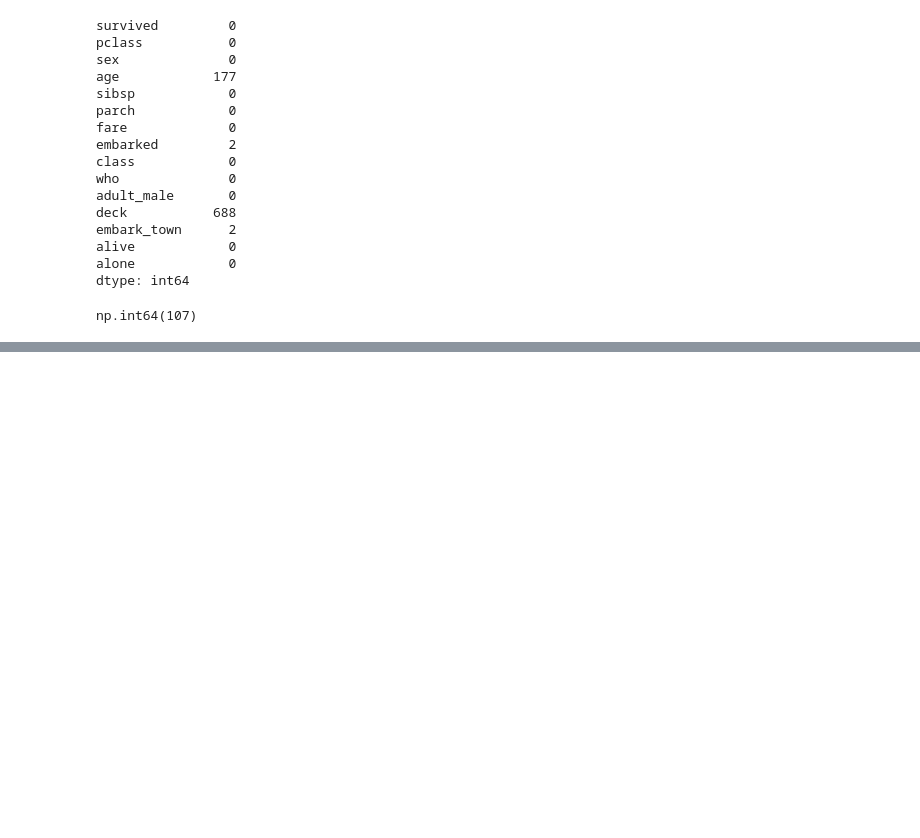
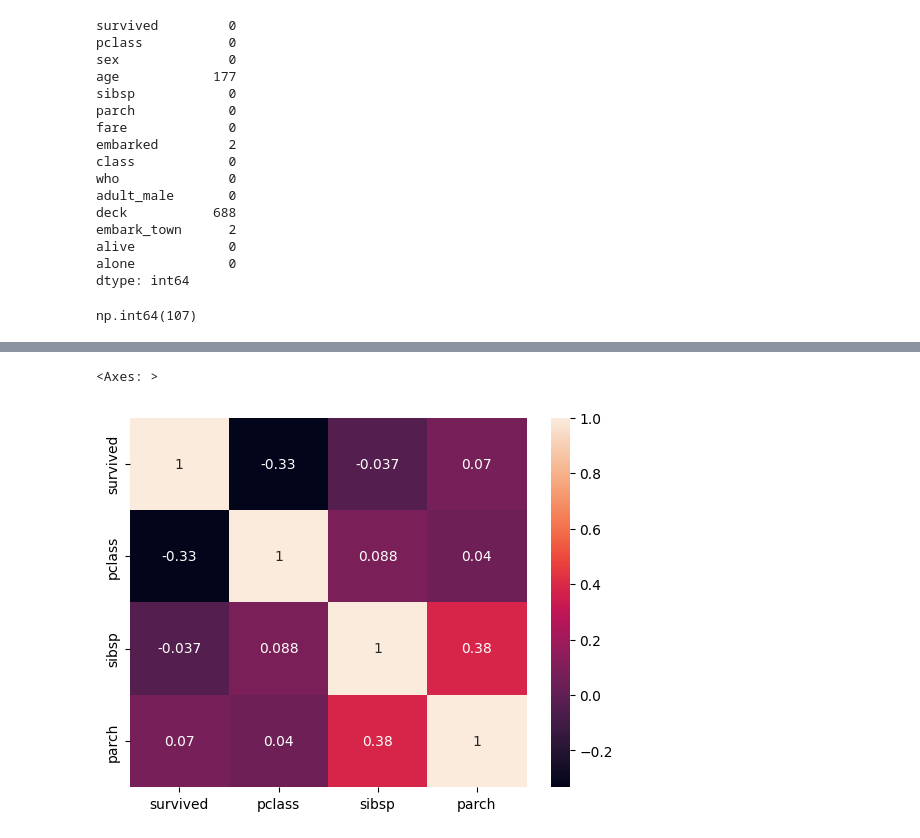
Before and after one commit to Md-Maruf-1727/LearningPractices, a Jupyter notebook: Course Assignments/homework1.ipynb, the cells around one changed output, grey strips where cells are left out. Cells and saved outputs as stored; diff of their text form; code cells hidden in the pictures; blank space fills up the shorter version.

```diff
--- a/Course Assignments/homework1.ipynb
+++ b/Course Assignments/homework1.ipynb
@@ -146,3 +146,5 @@ dtype: int64
 titanic1.duplicated().sum()
 # %% [output]
 np.int64(107)
+# %%
+titanic1 = titanic1.drop_duplicates()
@@ -148,0 +155,2 @@ np.int64(107)
+# %%
+int_type = titanic1.select_dtypes(int)
@@ -148,0 +165,5 @@ np.int64(107)
+# %%
+sns.heatmap(int_type.corr(), annot=True)
+# %% [output]
+<Axes: >
+[figure, added]
```
Also changed, not shown: parts of 2 cells of this notebook.
